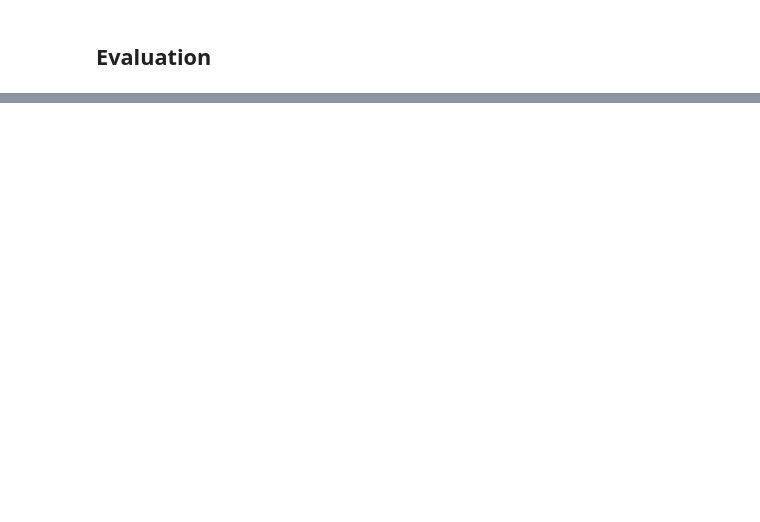
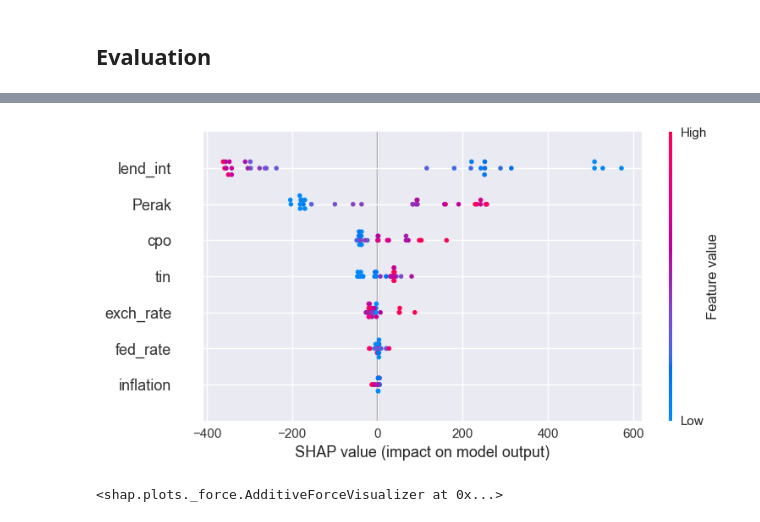
Before and after one commit to maybeitsai/gold-price-prediction, a Jupyter notebook: main.ipynb, the cells around one changed output, grey strips where cells are left out. Saved outputs shown, nothing was run; the diff lists cells and outputs as text; code cells hidden in the pictures; blank space fills up the shorter version.

```diff
--- a/main.ipynb
+++ b/main.ipynb
@@ -1297,0 +1520,11 @@ print(best_per_scheme)
+# %%
+# Setup environment untuk model terbaik
+best_feature_selection = best_model_info['feature_selection']
+
+# Pilih dataset yang sesuai berdasarkan feature selection method
+if best_feature_selection == 'all_variables':
+    X_best = datasets["all_variables"]
+elif best_feature_selection == 'pca':
+    X_best = datasets["pca"]
+elif best_feature_selection == 'feature_importance':
+    X_best = datasets["feature_importance"]
@@ -1297,0 +1814,17 @@ print(best_per_scheme)
+# %%
+import shap
+shap.initjs()
+
+# Buat explainer untuk GradientBoostingRegressor
+explainer = shap.TreeExplainer(gb_model)
+
+# SHAP values (gunakan X_best, data setelah preprocessing manual kalau perlu)
+shap_values = explainer.shap_values(X_best)
+
+# Global importance
+shap.summary_plot(shap_values, X_best, feature_names=model_info['features_used'])
+
+# Lokal explanation (sampel pertama)
+i = 0
+shap.force_plot(explainer.expected_value, shap_values[i,:], X_best.iloc[i,:])
+# %% [output]
@@ -1297,0 +1832,2 @@ print(best_per_scheme)
+[figure, added]
+<shap.plots._force.AdditiveForceVisualizer at 0x...>
```
Also changed, not shown: parts of 84 cells of this notebook.
